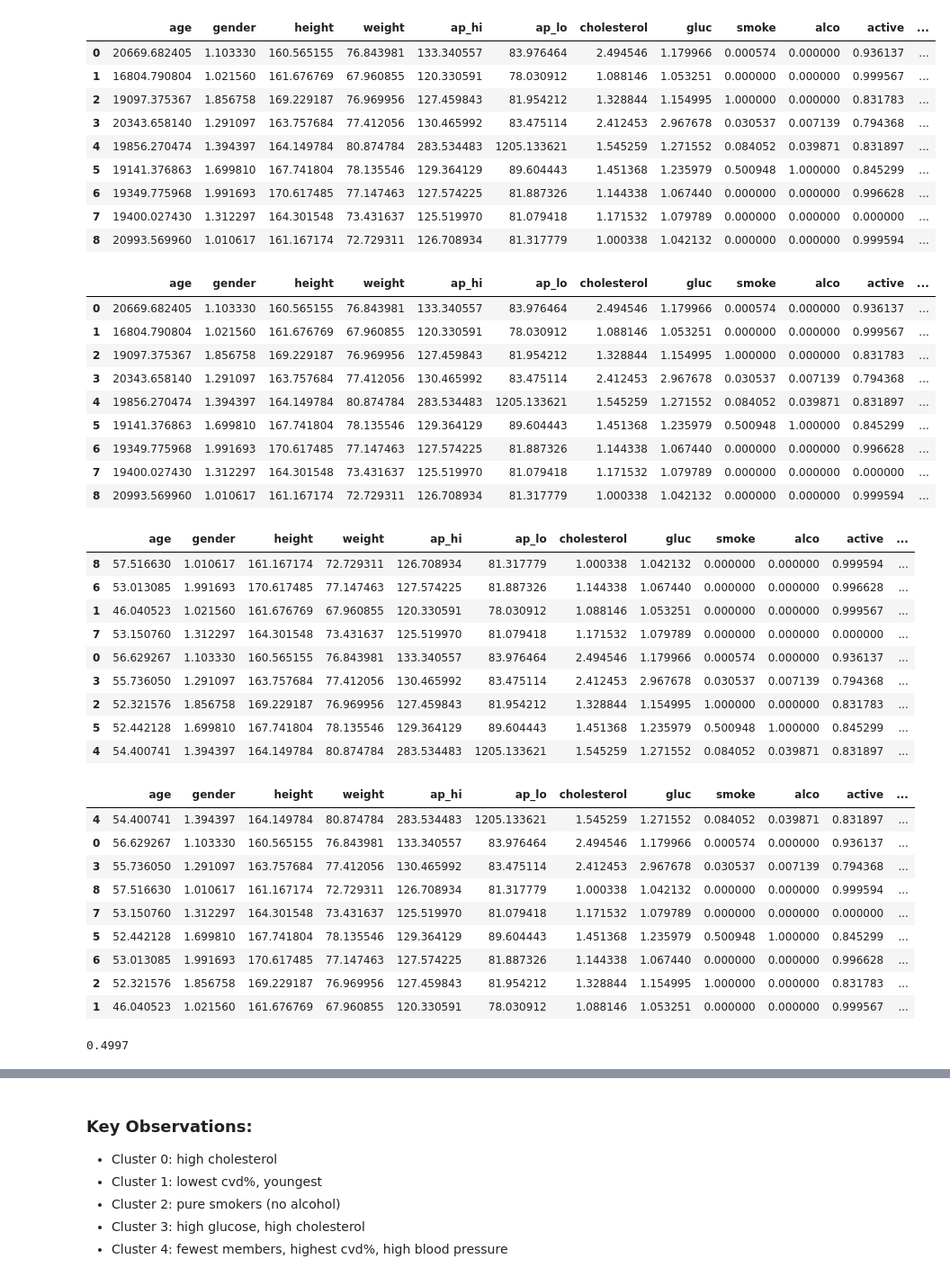
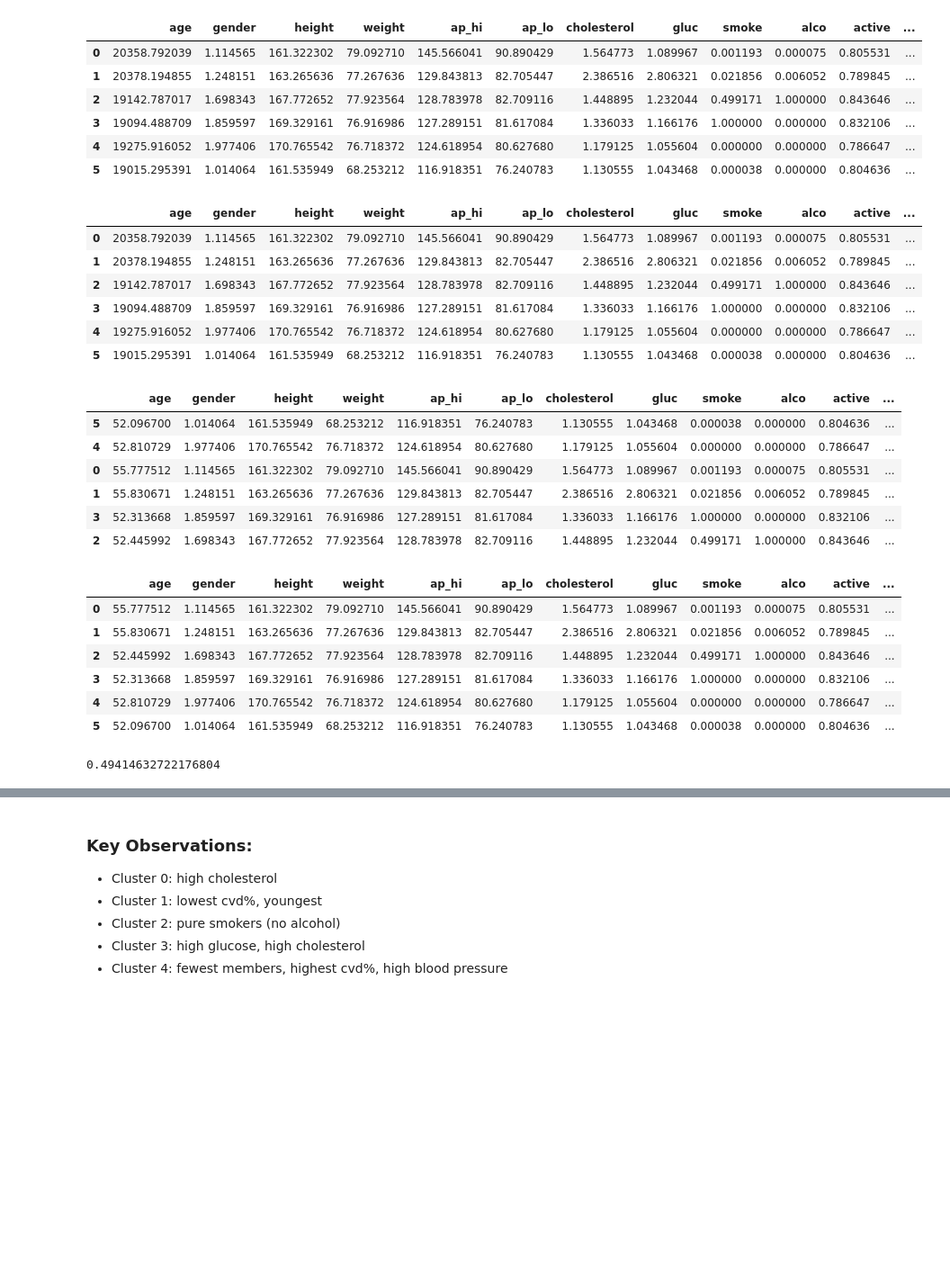
Before and after one commit to bhavrish/CVD-Classifer, a Jupyter notebook: Exploratory Data Analysis/Cluster_Summaries.ipynb, the cells around one changed output, grey strips where cells are left out. Shown at 90% size. Drawn from its saved outputs; the diff is of its cells as text; code cells hidden in the pictures; blank space fills up the shorter version.

```diff
--- a/Exploratory Data Analysis/Cluster_Summaries.ipynb
+++ b/Exploratory Data Analysis/Cluster_Summaries.ipynb
@@ -4,40 +4,34 @@ import matplotlib.pyplot as plt
 import numpy as np
 # %%
 df_infos = []
-for i in range(9): # 9 clusters
+for i in range(6): # 6 clusters
     path = '../Data/Cluster'+str(i)
     df = pd.read_csv(path, delimiter=',')
     df.rename(columns={"Unnamed: 0": "original_id"},inplace=True)
     df_info = df.mean().append(pd.Series({"count":len(df)}))
     df_infos.append(df_info[2:]) # id averages are meaningless
 #     print(i, df.mean(), len(df), sep="\n")
 cluster_summaries = pd.concat(df_infos, axis=1).T
 cluster_summaries
 # %% [output]
 |  | age | gender | height | weight | ap_hi | ap_lo | cholesterol | gluc | smoke | alco | active | ... |
-| 0 | 20669.682405 | 1.103330 | 160.565155 | 76.843981 | 133.340557 | 83.976464 | 2.494546 | 1.179966 | 0.000574 | 0.000000 | 0.936137 | ... |
-| 1 | 16804.790804 | 1.021560 | 161.676769 | 67.960855 | 120.330591 | 78.030912 | 1.088146 | 1.053251 | 0.000000 | 0.000000 | 0.999567 | ... |
-| 2 | 19097.375367 | 1.856758 | 169.229187 | 76.969956 | 127.459843 | 81.954212 | 1.328844 | 1.154995 | 1.000000 | 0.000000 | 0.831783 | ... |
-| 3 | 20343.658140 | 1.291097 | 163.757684 | 77.412056 | 130.465992 | 83.475114 | 2.412453 | 2.967678 | 0.030537 | 0.007139 | 0.794368 | ... |
-| 4 | 19856.270474 | 1.394397 | 164.149784 | 80.874784 | 283.534483 | 1205.133621 | 1.545259 | 1.271552 | 0.084052 | 0.039871 | 0.831897 | ... |
-| 5 | 19141.376863 | 1.699810 | 167.741804 | 78.135546 | 129.364129 | 89.604443 | 1.451368 | 1.235979 | 0.500948 | 1.000000 | 0.845299 | ... |
-| 6 | 19349.775968 | 1.991693 | 170.617485 | 77.147463 | 127.574225 | 81.887326 | 1.144338 | 1.067440 | 0.000000 | 0.000000 | 0.996628 | ... |
-| 7 | 19400.027430 | 1.312297 | 164.301548 | 73.431637 | 125.519970 | 81.079418 | 1.171532 | 1.079789 | 0.000000 | 0.000000 | 0.000000 | ... |
-| 8 | 20993.569960 | 1.010617 | 161.167174 | 72.729311 | 126.708934 | 81.317779 | 1.000338 | 1.042132 | 0.000000 | 0.000000 | 0.999594 | ... |
+| 0 | 20358.792039 | 1.114565 | 161.322302 | 79.092710 | 145.566041 | 90.890429 | 1.564773 | 1.089967 | 0.001193 | 0.000075 | 0.805531 | ... |
+| 1 | 20378.194855 | 1.248151 | 163.265636 | 77.267636 | 129.843813 | 82.705447 | 2.386516 | 2.806321 | 0.021856 | 0.006052 | 0.789845 | ... |
+| 2 | 19142.787017 | 1.698343 | 167.772652 | 77.923564 | 128.783978 | 82.709116 | 1.448895 | 1.232044 | 0.499171 | 1.000000 | 0.843646 | ... |
+| 3 | 19094.488709 | 1.859597 | 169.329161 | 76.916986 | 127.289151 | 81.617084 | 1.336033 | 1.166176 | 1.000000 | 0.000000 | 0.832106 | ... |
+| 4 | 19275.916052 | 1.977406 | 170.765542 | 76.718372 | 124.618954 | 80.627680 | 1.179125 | 1.055604 | 0.000000 | 0.000000 | 0.786647 | ... |
+| 5 | 19015.295391 | 1.014064 | 161.535949 | 68.253212 | 116.918351 | 76.240783 | 1.130555 | 1.043468 | 0.000038 | 0.000000 | 0.804636 | ... |
 # %%
 cluster_summaries["baseline"] = pd.concat([cluster_summaries["cardio"], 1-cluster_summaries["cardio"]],axis=1).max(axis=1)
 cluster_summaries#.sort_values(by=['baseline'], ascending=False)
 # %% [output]
 |  | age | gender | height | weight | ap_hi | ap_lo | cholesterol | gluc | smoke | alco | active | ... |
-| 0 | 20669.682405 | 1.103330 | 160.565155 | 76.843981 | 133.340557 | 83.976464 | 2.494546 | 1.179966 | 0.000574 | 0.000000 | 0.936137 | ... |
-| 1 | 16804.790804 | 1.021560 | 161.676769 | 67.960855 | 120.330591 | 78.030912 | 1.088146 | 1.053251 | 0.000000 | 0.000000 | 0.999567 | ... |
-| 2 | 19097.375367 | 1.856758 | 169.229187 | 76.969956 | 127.459843 | 81.954212 | 1.328844 | 1.154995 | 1.000000 | 0.000000 | 0.831783 | ... |
-| 3 | 20343.658140 | 1.291097 | 163.757684 | 77.412056 | 130.465992 | 83.475114 | 2.412453 | 2.967678 | 0.030537 | 0.007139 | 0.794368 | ... |
-| 4 | 19856.270474 | 1.394397 | 164.149784 | 80.874784 | 283.534483 | 1205.133621 | 1.545259 | 1.271552 | 0.084052 | 0.039871 | 0.831897 | ... |
-| 5 | 19141.376863 | 1.699810 | 167.741804 | 78.135546 | 129.364129 | 89.604443 | 1.451368 | 1.235979 | 0.500948 | 1.000000 | 0.845299 | ... |
-| 6 | 19349.775968 | 1.991693 | 170.617485 | 77.147463 | 127.574225 | 81.887326 | 1.144338 | 1.067440 | 0.000000 | 0.000000 | 0.996628 | ... |
-| 7 | 19400.027430 | 1.312297 | 164.301548 | 73.431637 | 125.519970 | 81.079418 | 1.171532 | 1.079789 | 0.000000 | 0.000000 | 0.000000 | ... |
-| 8 | 20993.569960 | 1.010617 | 161.167174 | 72.729311 | 126.708934 | 81.317779 | 1.000338 | 1.042132 | 0.000000 | 0.000000 | 0.999594 | ... |
+| 0 | 20358.792039 | 1.114565 | 161.322302 | 79.092710 | 145.566041 | 90.890429 | 1.564773 | 1.089967 | 0.001193 | 0.000075 | 0.805531 | ... |
+| 1 | 20378.194855 | 1.248151 | 163.265636 | 77.267636 | 129.843813 | 82.705447 | 2.386516 | 2.806321 | 0.021856 | 0.006052 | 0.789845 | ... |
+| 2 | 19142.787017 | 1.698343 | 167.772652 | 77.923564 | 128.783978 | 82.709116 | 1.448895 | 1.232044 | 0.499171 | 1.000000 | 0.843646 | ... |
+| 3 | 19094.488709 | 1.859597 | 169.329161 | 76.916986 | 127.289151 | 81.617084 | 1.336033 | 1.166176 | 1.000000 | 0.000000 | 0.832106 | ... |
+| 4 | 19275.916052 | 1.977406 | 170.765542 | 76.718372 | 124.618954 | 80.627680 | 1.179125 | 1.055604 | 0.000000 | 0.000000 | 0.786647 | ... |
+| 5 | 19015.295391 | 1.014064 | 161.535949 | 68.253212 | 116.918351 | 76.240783 | 1.130555 | 1.043468 | 0.000038 | 0.000000 | 0.804636 | ... |
 # %%
 cluster_summaries.to_csv('cluster_summaries.csv')
 # %%
@@ -46,33 +40,27 @@ cluster_summaries["age"] = cluster_summaries["age"].div(365)
 cluster_summaries.sort_values(by=['count'], ascending=False) #8,6,(1),7
 # %% [output]
 |  | age | gender | height | weight | ap_hi | ap_lo | cholesterol | gluc | smoke | alco | active | ... |
-| 8 | 57.516630 | 1.010617 | 161.167174 | 72.729311 | 126.708934 | 81.317779 | 1.000338 | 1.042132 | 0.000000 | 0.000000 | 0.999594 | ... |
-| 6 | 53.013085 | 1.991693 | 170.617485 | 77.147463 | 127.574225 | 81.887326 | 1.144338 | 1.067440 | 0.000000 | 0.000000 | 0.996628 | ... |
-| 1 | 46.040523 | 1.021560 | 161.676769 | 67.960855 | 120.330591 | 78.030912 | 1.088146 | 1.053251 | 0.000000 | 0.000000 | 0.999567 | ... |
-| 7 | 53.150760 | 1.312297 | 164.301548 | 73.431637 | 125.519970 | 81.079418 | 1.171532 | 1.079789 | 0.000000 | 0.000000 | 0.000000 | ... |
-| 0 | 56.629267 | 1.103330 | 160.565155 | 76.843981 | 133.340557 | 83.976464 | 2.494546 | 1.179966 | 0.000574 | 0.000000 | 0.936137 | ... |
-| 3 | 55.736050 | 1.291097 | 163.757684 | 77.412056 | 130.465992 | 83.475114 | 2.412453 | 2.967678 | 0.030537 | 0.007139 | 0.794368 | ... |
-| 2 | 52.321576 | 1.856758 | 169.229187 | 76.969956 | 127.459843 | 81.954212 | 1.328844 | 1.154995 | 1.000000 | 0.000000 | 0.831783 | ... |
-| 5 | 52.442128 | 1.699810 | 167.741804 | 78.135546 | 129.364129 | 89.604443 | 1.451368 | 1.235979 | 0.500948 | 1.000000 | 0.845299 | ... |
-| 4 | 54.400741 | 1.394397 | 164.149784 | 80.874784 | 283.534483 | 1205.133621 | 1.545259 | 1.271552 | 0.084052 | 0.039871 | 0.831897 | ... |
+| 5 | 52.096700 | 1.014064 | 161.535949 | 68.253212 | 116.918351 | 76.240783 | 1.130555 | 1.043468 | 0.000038 | 0.000000 | 0.804636 | ... |
+| 4 | 52.810729 | 1.977406 | 170.765542 | 76.718372 | 124.618954 | 80.627680 | 1.179125 | 1.055604 | 0.000000 | 0.000000 | 0.786647 | ... |
+| 0 | 55.777512 | 1.114565 | 161.322302 | 79.092710 | 145.566041 | 90.890429 | 1.564773 | 1.089967 | 0.001193 | 0.000075 | 0.805531 | ... |
+| 1 | 55.830671 | 1.248151 | 163.265636 | 77.267636 | 129.843813 | 82.705447 | 2.386516 | 2.806321 | 0.021856 | 0.006052 | 0.789845 | ... |
+| 3 | 52.313668 | 1.859597 | 169.329161 | 76.916986 | 127.289151 | 81.617084 | 1.336033 | 1.166176 | 1.000000 | 0.000000 | 0.832106 | ... |
+| 2 | 52.445992 | 1.698343 | 167.772652 | 77.923564 | 128.783978 | 82.709116 | 1.448895 | 1.232044 | 0.499171 | 1.000000 | 0.843646 | ... |
 # %%
 cluster_summaries.sort_values(by=['cardio'], ascending=False)
 # %% [output]
 |  | age | gender | height | weight | ap_hi | ap_lo | cholesterol | gluc | smoke | alco | active | ... |
-| 4 | 54.400741 | 1.394397 | 164.149784 | 80.874784 | 283.534483 | 1205.133621 | 1.545259 | 1.271552 | 0.084052 | 0.039871 | 0.831897 | ... |
-| 0 | 56.629267 | 1.103330 | 160.565155 | 76.843981 | 133.340557 | 83.976464 | 2.494546 | 1.179966 | 0.000574 | 0.000000 | 0.936137 | ... |
-| 3 | 55.736050 | 1.291097 | 163.757684 | 77.412056 | 130.465992 | 83.475114 | 2.412453 | 2.967678 | 0.030537 | 0.007139 | 0.794368 | ... |
-| 8 | 57.516630 | 1.010617 | 161.167174 | 72.729311 | 126.708934 | 81.317779 | 1.000338 | 1.042132 | 0.000000 | 0.000000 | 0.999594 | ... |
-| 7 | 53.150760 | 1.312297 | 164.301548 | 73.431637 | 125.519970 | 81.079418 | 1.171532 | 1.079789 | 0.000000 | 0.000000 | 0.000000 | ... |
-| 5 | 52.442128 | 1.699810 | 167.741804 | 78.135546 | 129.364129 | 89.604443 | 1.451368 | 1.235979 | 0.500948 | 1.000000 | 0.845299 | ... |
-| 6 | 53.013085 | 1.991693 | 170.617485 | 77.147463 | 127.574225 | 81.887326 | 1.144338 | 1.067440 | 0.000000 | 0.000000 | 0.996628 | ... |
-| 2 | 52.321576 | 1.856758 | 169.229187 | 76.969956 | 127.459843 | 81.954212 | 1.328844 | 1.154995 | 1.000000 | 0.000000 | 0.831783 | ... |
-| 1 | 46.040523 | 1.021560 | 161.676769 | 67.960855 | 120.330591 | 78.030912 | 1.088146 | 1.053251 | 0.000000 | 0.000000 | 0.999567 | ... |
+| 0 | 55.777512 | 1.114565 | 161.322302 | 79.092710 | 145.566041 | 90.890429 | 1.564773 | 1.089967 | 0.001193 | 0.000075 | 0.805531 | ... |
+| 1 | 55.830671 | 1.248151 | 163.265636 | 77.267636 | 129.843813 | 82.705447 | 2.386516 | 2.806321 | 0.021856 | 0.006052 | 0.789845 | ... |
+| 2 | 52.445992 | 1.698343 | 167.772652 | 77.923564 | 128.783978 | 82.709116 | 1.448895 | 1.232044 | 0.499171 | 1.000000 | 0.843646 | ... |
+| 3 | 52.313668 | 1.859597 | 169.329161 | 76.916986 | 127.289151 | 81.617084 | 1.336033 | 1.166176 | 1.000000 | 0.000000 | 0.832106 | ... |
+| 4 | 52.810729 | 1.977406 | 170.765542 | 76.718372 | 124.618954 | 80.627680 | 1.179125 | 1.055604 | 0.000000 | 0.000000 | 0.786647 | ... |
+| 5 | 52.096700 | 1.014064 | 161.535949 | 68.253212 | 116.918351 | 76.240783 | 1.130555 | 1.043468 | 0.000038 | 0.000000 | 0.804636 | ... |
 # %%
 # check overall target %
 sum(cluster_summaries["cardio"]*cluster_summaries["count"])/sum(cluster_summaries["count"])
 # %% [output]
-0.4997
+0.49414632722176804
 # %%
 import math
 p = math.ceil(math.sqrt(m))
```
Also changed, not shown: parts of 2 cells of this notebook, 18 other files.
